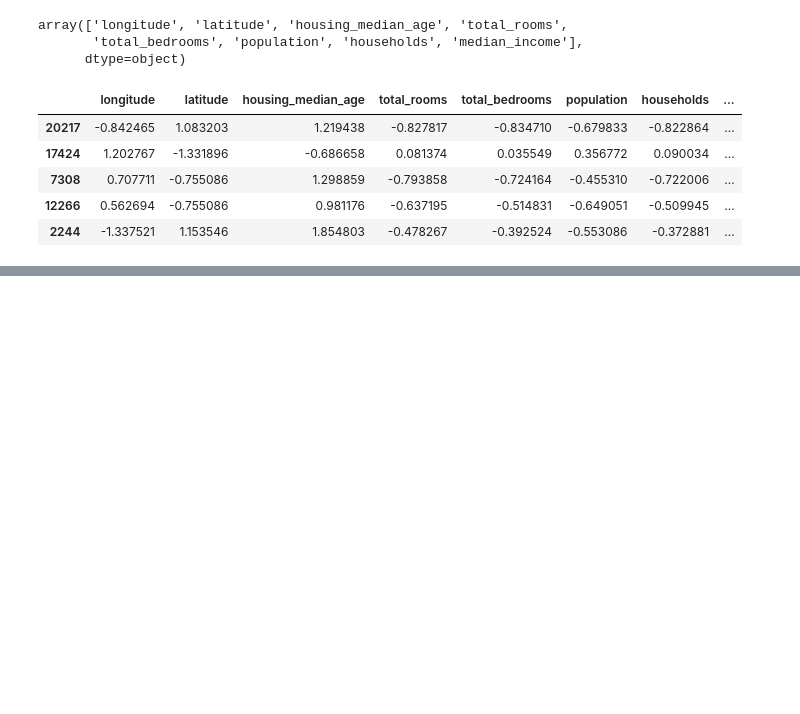
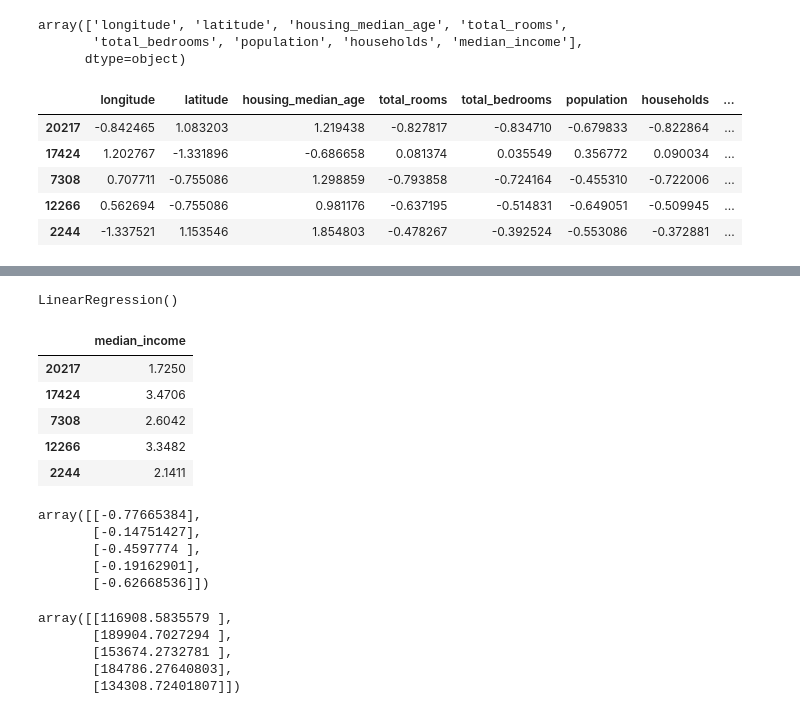
Before and after one commit to misrapk/Complete-Data-Science-and-ML-Preparation, a Jupyter notebook: Projects/01HousingPrice.ipynb, the cells around one changed output, grey strips where cells are left out. Cells and saved outputs as stored; diff of their text form; code cells hidden in the pictures; blank space fills up the shorter version.

```diff
--- a/Projects/01HousingPrice.ipynb
+++ b/Projects/01HousingPrice.ipynb
@@ -608,0 +623,31 @@ housing_num_prepared_df.head()
+# %%
+model = LinearRegression()
+model.fit(housing[['median_income']], scaledLabels)
+# %% [output]
+LinearRegression()
+# %%
+newData = housing[['median_income']].iloc[:5]
+newData
+# %% [output]
+|  | median_income |
+| 20217 | 1.7250 |
+| 17424 | 3.4706 |
+| 7308 | 2.6042 |
+| 12266 | 3.3482 |
+| 2244 | 2.1411 |
+# %%
+model.predict(newData)
+# %% [output]
+array([[-0.77665384],
+       [-0.14751427],
+       [-0.4597774 ],
+       [-0.19162901],
+       [-0.62668536]])
+# %%
+targetScaler.inverse_transform(model.predict(newData))
+# %% [output]
+array([[116908.5835579 ],
+       [189904.7027294 ],
+       [153674.2732781 ],
+       [184786.27640803],
+       [134308.72401807]])
```
Also changed, not shown: parts of 2 cells of this notebook, 2 other files.
